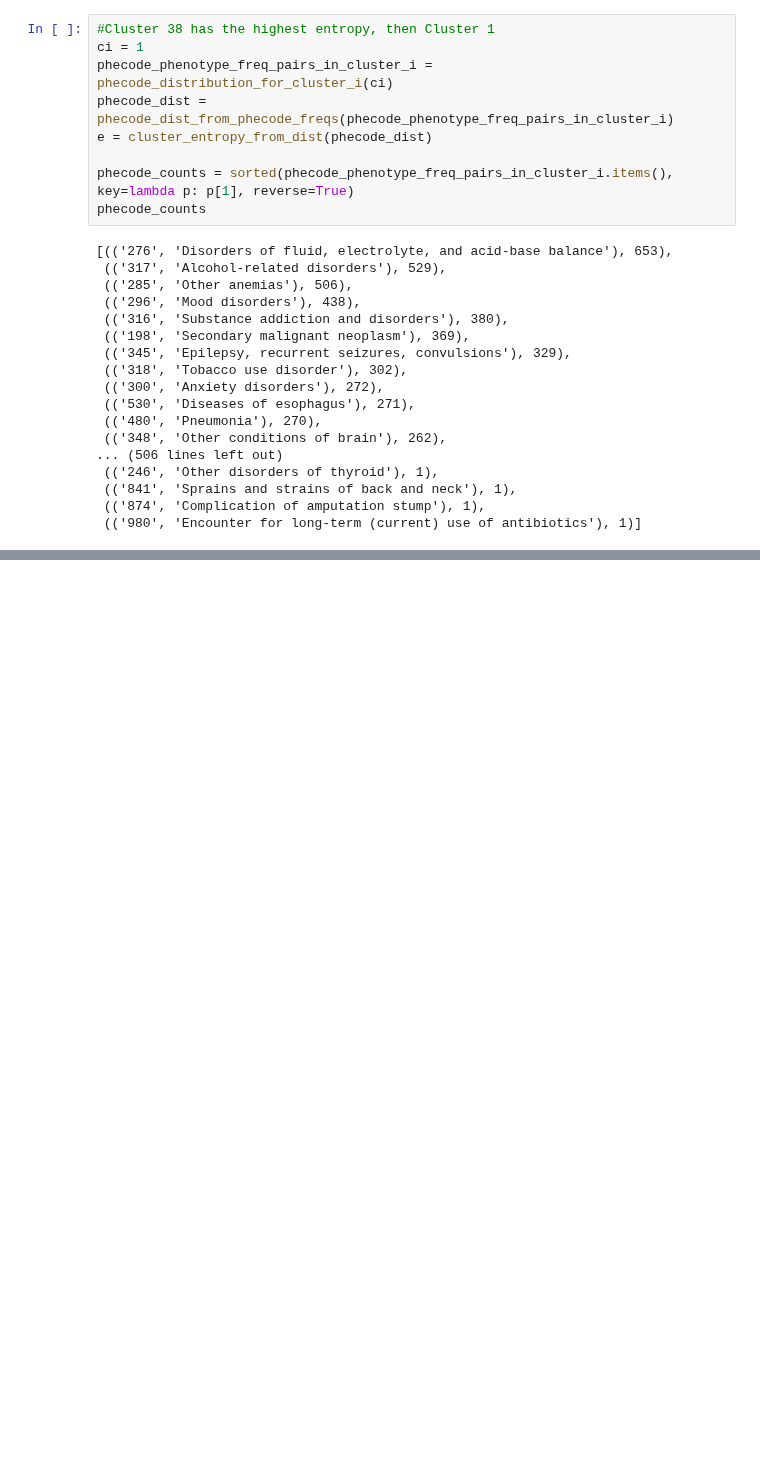
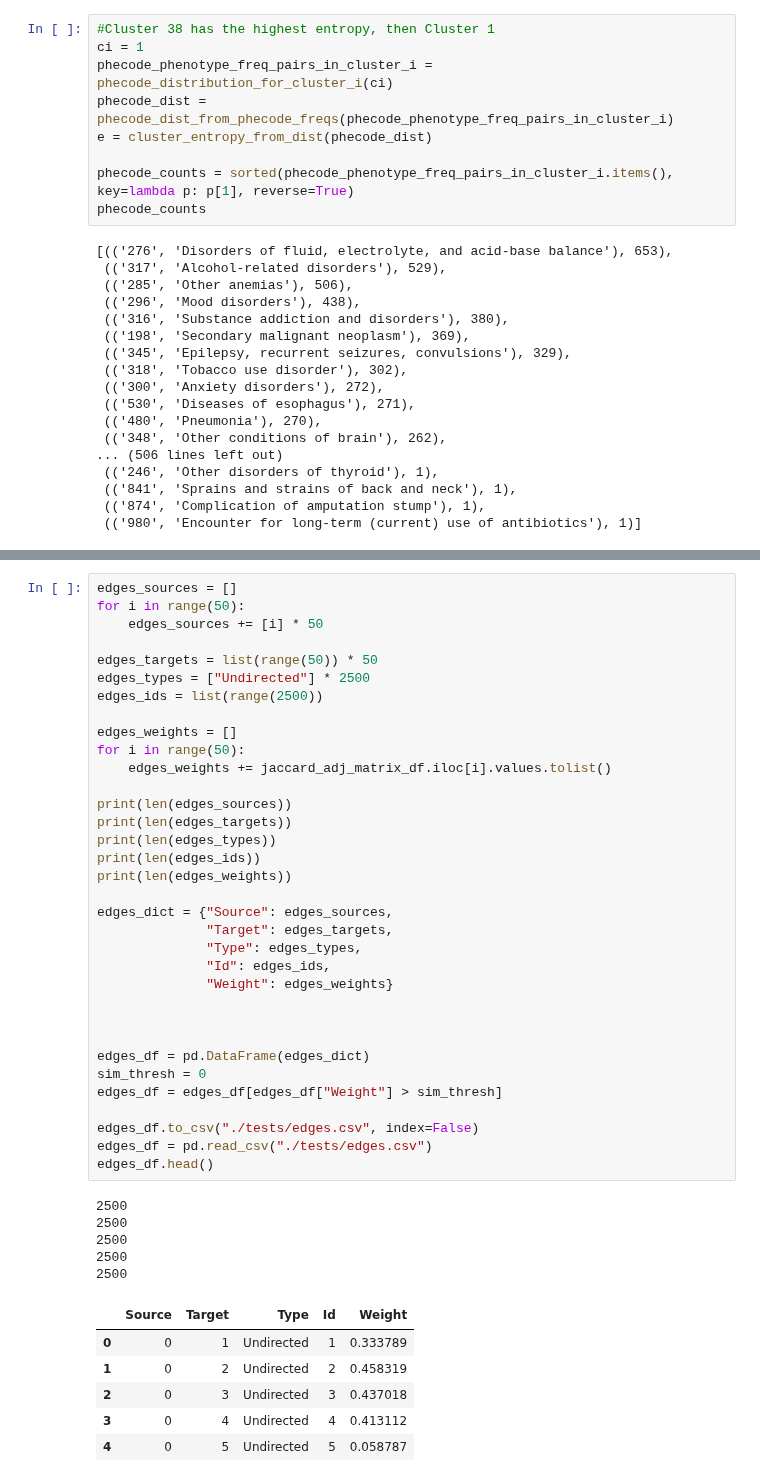
Before and after one commit to ashea2nd/VAE-EHR, a Jupyter notebook: experiments/200402_spectral_analysis_K50_rescaled_svd_knn50 copy/analyze_individual_clusters.ipynb, the cells around one changed output, grey strips where cells are left out. Drawn from its saved outputs; the diff is of its cells as text; blank space fills up the shorter version.

```diff
--- a/experiments/200402_spectral_analysis_K50_rescaled_svd_knn50 copy/analyze_individual_clusters.ipynb
+++ b/experiments/200402_spectral_analysis_K50_rescaled_svd_knn50 copy/analyze_individual_clusters.ipynb
@@ -401,0 +578,46 @@ dict_values([11, 5, 7, 11, 2, 3, 2, 1, 1, 1, 3, 2, 1])
+# %%
+edges_sources = []
+for i in range(50):
+    edges_sources += [i] * 50
+
+edges_targets = list(range(50)) * 50
+edges_types = ["Undirected"] * 2500
+edges_ids = list(range(2500))
+
+edges_weights = []
+for i in range(50):
+    edges_weights += jaccard_adj_matrix_df.iloc[i].values.tolist()
+
+print(len(edges_sources))
+print(len(edges_targets))
+print(len(edges_types))
+print(len(edges_ids))
+print(len(edges_weights))
+
+edges_dict = {"Source": edges_sources,
+              "Target": edges_targets,
+              "Type": edges_types,
+              "Id": edges_ids,
+              "Weight": edges_weights}
+
+
+
+edges_df = pd.DataFrame(edges_dict)
+sim_thresh = 0
+edges_df = edges_df[edges_df["Weight"] > sim_thresh]
+
+edges_df.to_csv("./tests/edges.csv", index=False)
+edges_df = pd.read_csv("./tests/edges.csv")
+edges_df.head()
+# %% [output]
+2500
+2500
+2500
+2500
+2500
+|  | Source | Target | Type | Id | Weight |
+| 0 | 0 | 1 | Undirected | 1 | 0.333789 |
+| 1 | 0 | 2 | Undirected | 2 | 0.458319 |
+| 2 | 0 | 3 | Undirected | 3 | 0.437018 |
+| 3 | 0 | 4 | Undirected | 4 | 0.413112 |
+| 4 | 0 | 5 | Undirected | 5 | 0.058787 |
```
Also changed, not shown: parts of 20 cells of this notebook, 7 other files.
